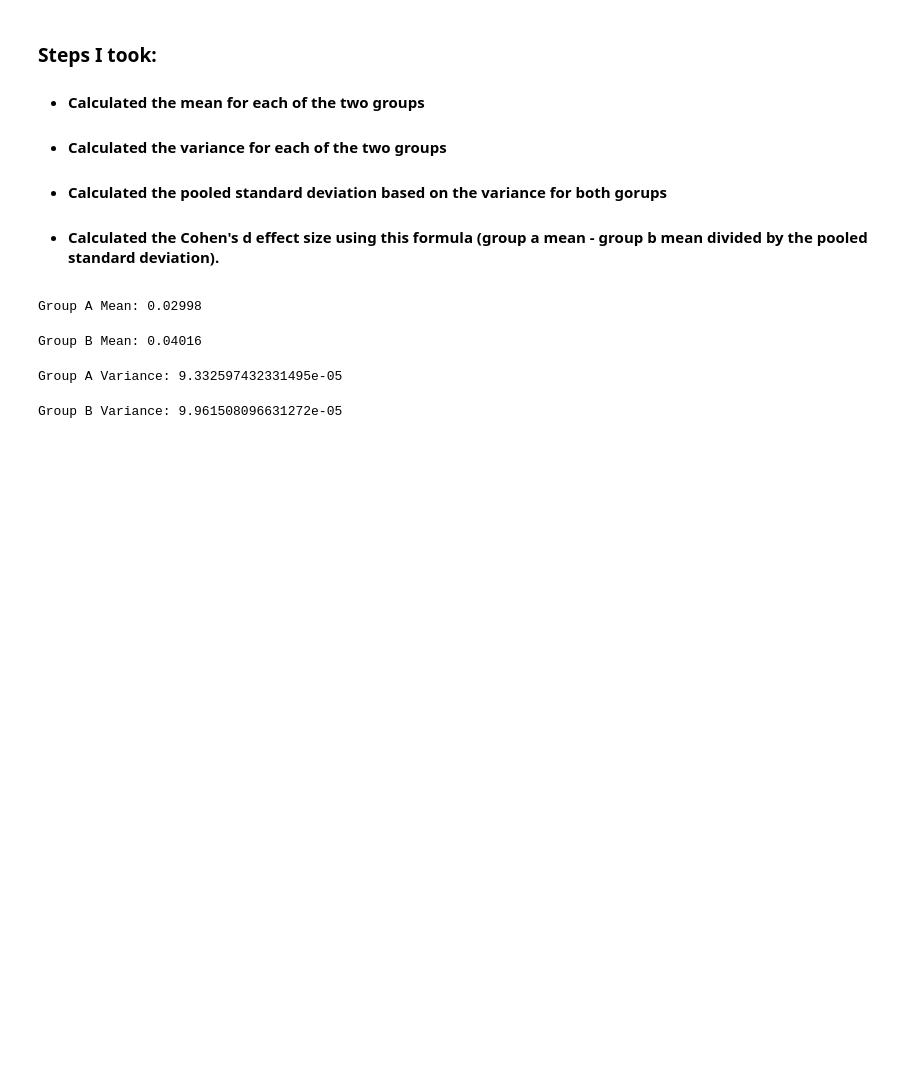
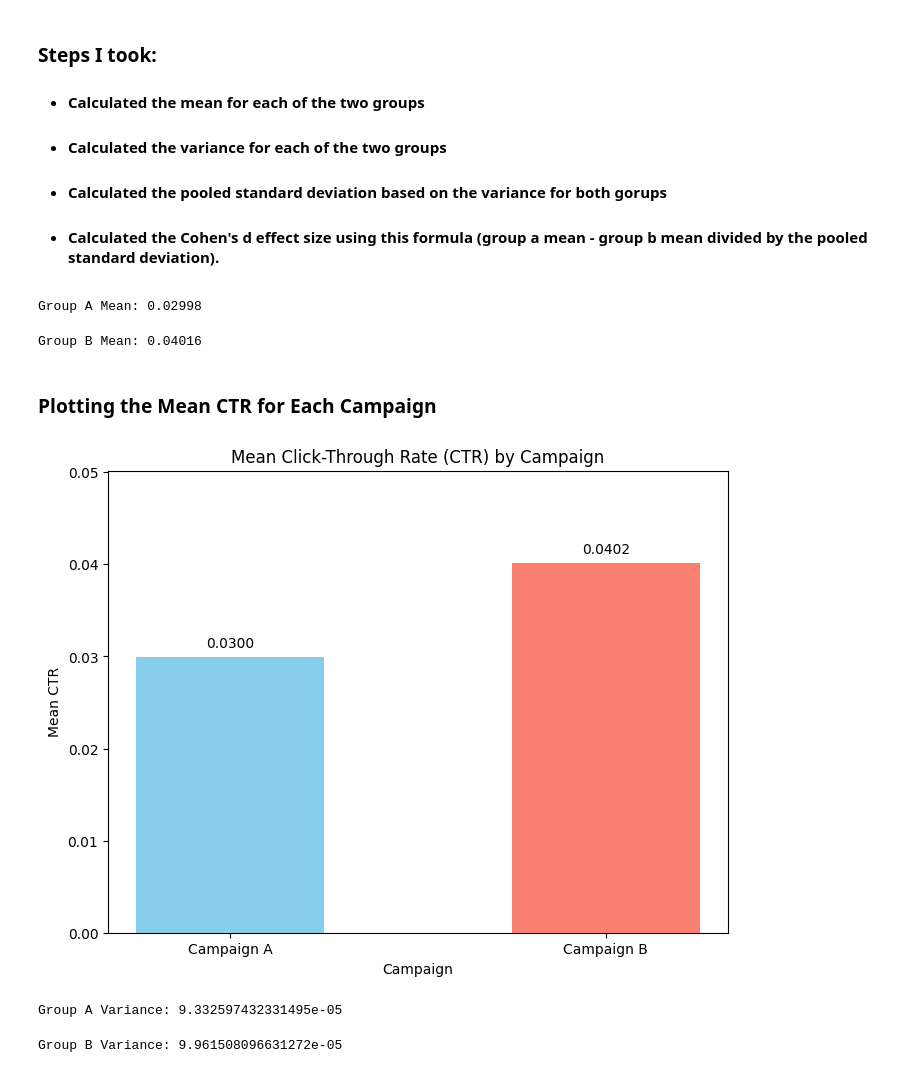
Before and after one commit to OlaIpaye/Marketing-Campaign-Effectiveness-Analysis, a Jupyter notebook: campaign_analysis.ipynb, the cells around one changed output. Saved outputs shown, nothing was run; the diff lists cells and outputs as text; code cells hidden in the pictures; blank space fills up the shorter version.

Commit message:
Updated project file with bar chart to visualise the mean difference for clearer presentation.

```diff
--- a/campaign_analysis.ipynb
+++ b/campaign_analysis.ipynb
@@ -157,6 +158,27 @@ mean_B = round(mean_B, 5) # rounded group B mean to 5 dp
 print(f"Group B Mean: {mean_B}")
 # %% [output]
 Group B Mean: 0.04016
+# %% [markdown]
+### Plotting the Mean CTR for Each Campaign
+# %%
+# Data for plotting the means
+campaigns = ["Campaign A", "Campaign B"]
+ctr_means = [mean_A, mean_B]
+# %%
+# Bar Plot
+plt.figure(figsize=(8, 6))
+plt.bar(campaigns, ctr_means, color=["skyblue", "salmon"], width=0.5)
+plt.title("Mean Click-Through Rate (CTR) by Campaign")
+plt.xlabel("Campaign")
+plt.ylabel("Mean CTR")
+plt.ylim(0, max(ctr_means) + 0.01)  # Adjust y-axis for better visibility
+plt.text(0, mean_A + 0.001, f"{mean_A:.4f}", ha="center", color="black") # additional text on top of bars
+plt.text(1, mean_B + 0.001, f"{mean_B:.4f}", ha="center", color="black") # additional text on top of bars
+
+# Show plot
+plt.show()
+# %% [output]
+[figure, added]
 # %%
 # Calculating the variance for group A
 var_A = df.groupby("Campaign")["CTR"].var().loc["A"]
```
Also changed, not shown: parts of 1 cell of this notebook.
